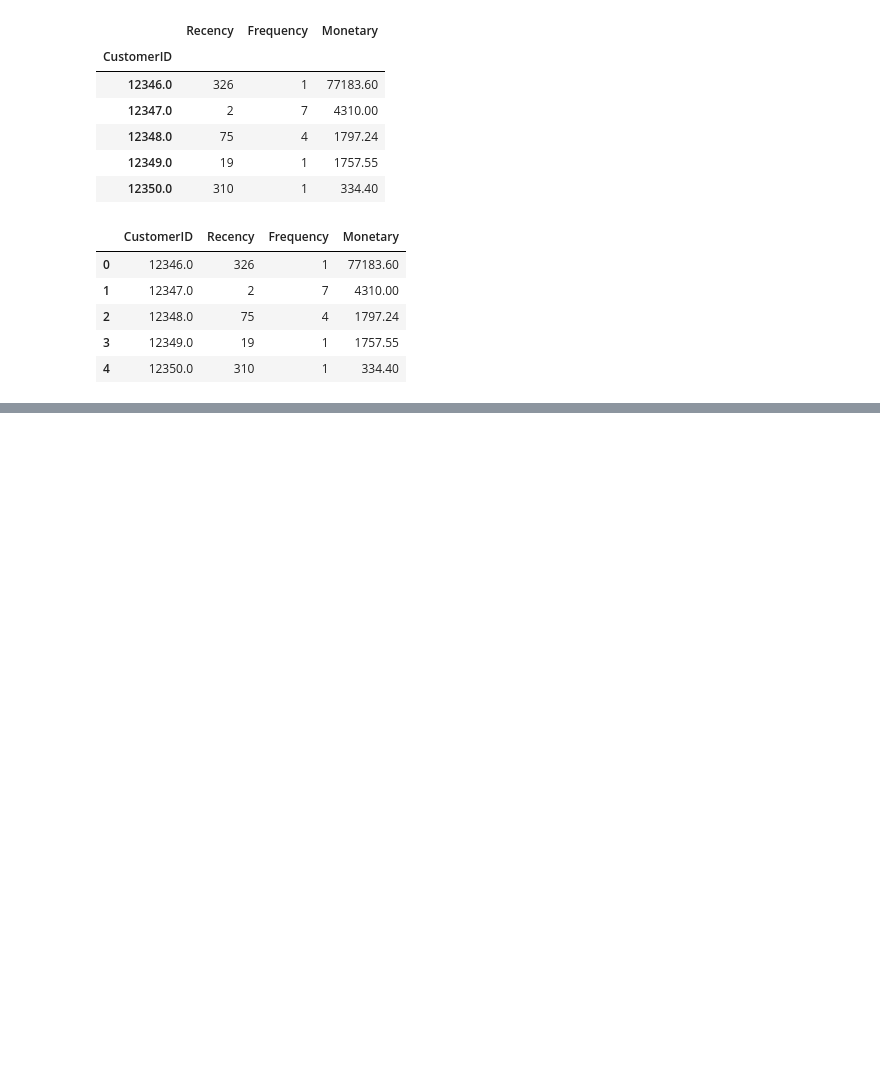
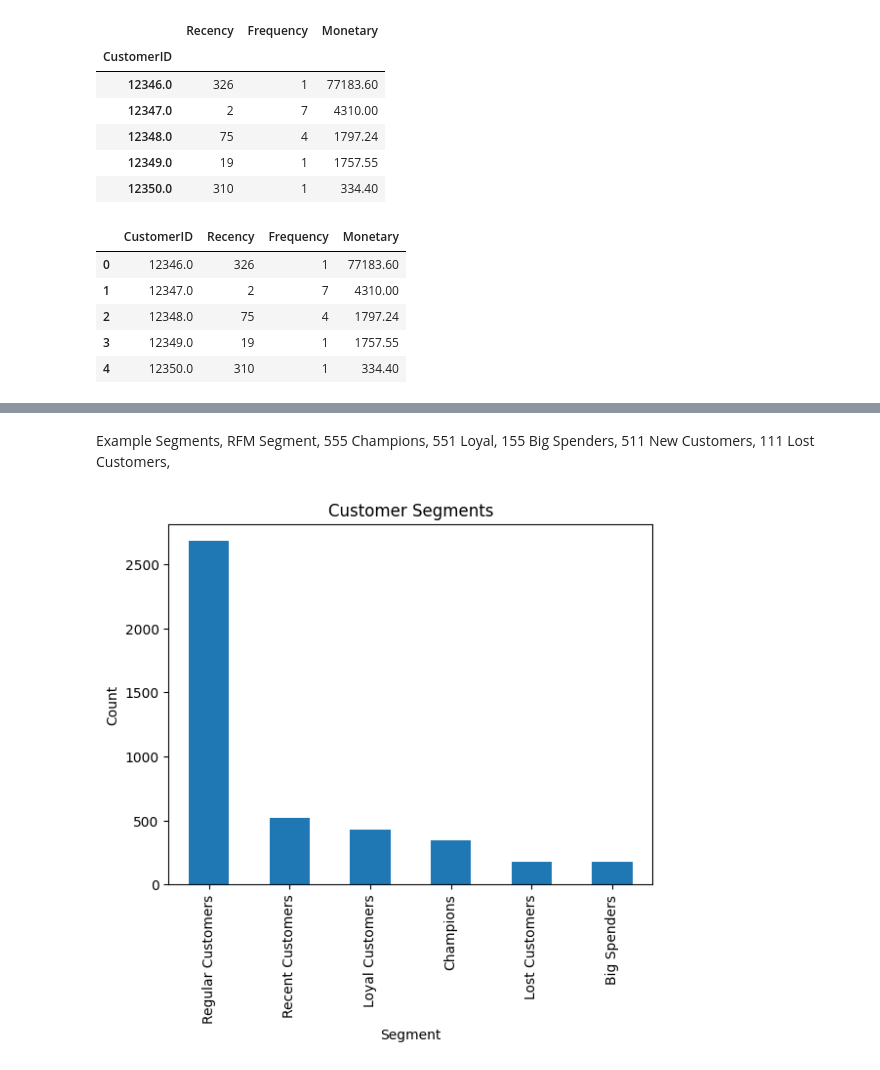
Before and after one commit to gurudev-1113/Customer-Segmentation-And-Retention-Analysis, a Jupyter notebook: notebooks/rfm_analysis.ipynb, the cells around one changed output, grey strips where cells are left out. Drawn from its saved outputs; the diff is of its cells as text; code cells hidden in the pictures; blank space fills up the shorter version.

Commit message:
Updated by RFM analysis and Visualization

```diff
--- a/notebooks/rfm_analysis.ipynb
+++ b/notebooks/rfm_analysis.ipynb
@@ -117,6 +117,8 @@ print(df['TotalPrice'])
 541907    16.60
 541908    14.85
 Name: TotalPrice, Length: 397924, dtype: float64
+# %%
+df['InvoiceDate'] = pd.to_datetime(df['InvoiceDate'])
 # %%
 df['Month'] = df['InvoiceDate'].dt.to_period('M')
 # %%
@@ -218,0 +233,8 @@ rfm.to_csv("../data/processed/final_rfm_table.csv", index=False)
+# %%
+rfm['RFM_Score'] = (
+    rfm['R_Score'].astype(str) +
+    rfm['F_Score'].astype(str) +
+    rfm['M_Score'].astype(str)
+)
+
+rfm.head()
@@ -218,0 +248,25 @@ rfm.to_csv("../data/processed/final_rfm_table.csv", index=False)
+# %%
+def segment_customer(row):
+
+    if row == '555':
+        return 'Champions'
+
+    elif row[0] == '5':
+        return 'Recent Customers'
+
+    elif row[1] == '5':
+        return 'Loyal Customers'
+
+    elif row[2] == '5':
+        return 'Big Spenders'
+
+    elif row == '111':
+        return 'Lost Customers'
+
+    else:
+        return 'Regular Customers'
+
+# Apply segmentation
+rfm['Segment'] = rfm['RFM_Score'].apply(segment_customer)
+
+rfm.head()
@@ -218,0 +306,20 @@ rfm.to_csv("../data/processed/final_rfm_table.csv", index=False)
+# %% [markdown]
+Example Segments,
+RFM	Segment,
+555	Champions,
+551	Loyal,
+155	Big Spenders,
+511	New Customers,
+111	Lost Customers,
+# %%
+import matplotlib.pyplot as plt
+
+rfm['Segment'].value_counts().plot(kind='bar')
+
+plt.title('Customer Segments')
+plt.xlabel('Segment')
+plt.ylabel('Count')
+
+plt.show()
+# %% [output]
+[figure, added]
```
Also changed, not shown: parts of 9 cells of this notebook.
